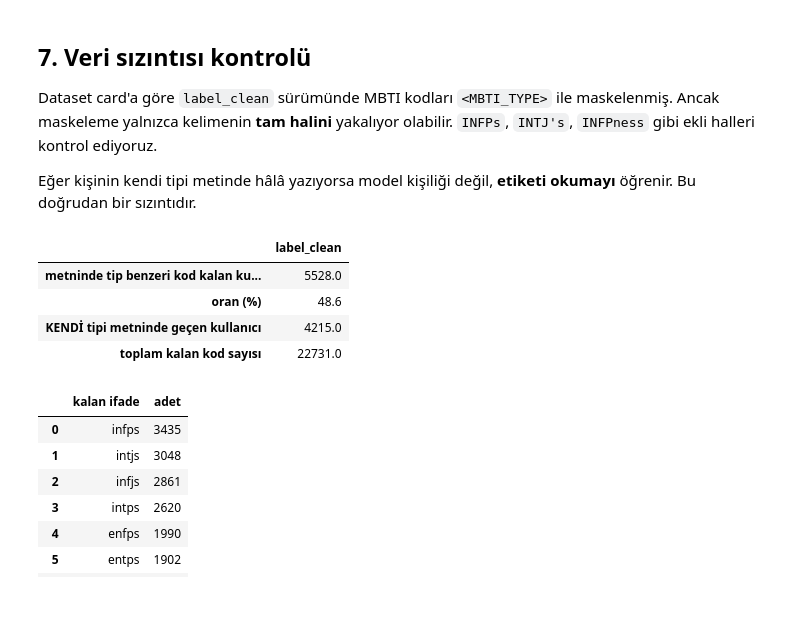
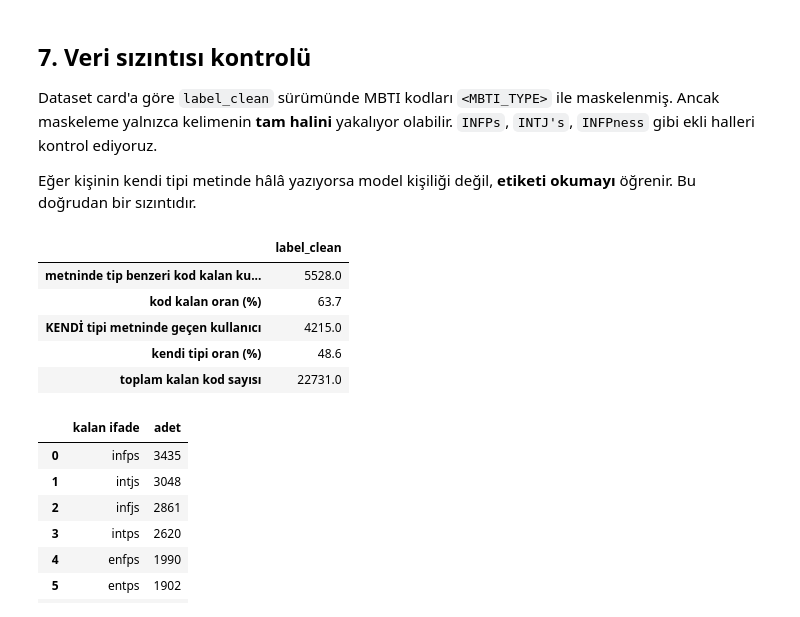
Before and after one commit to atakankhrmn/PersonaLens, a Jupyter notebook: notebooks/01_eda.ipynb, the cells around one changed output. Drawn from its saved outputs; the diff is of its cells as text; code cells hidden in the pictures.

Commit message:
Fix wrong leak ratio in EDA leakage summary table
The leakage summary used the key "  oran (%)" twice, so the second value
overwrote the first: the table showed 48.6% next to the 5,528 users that
still have a type-like code, while the correct share is 63.7%.

Give both ratio rows their own name ("kod kalan oran", "kendi tipi oran")
and update the stored output (values checked on the HF label_clean data).
Notebook only; ETL, models, DW and app are unchanged.

Co-Authored-By: Claude Opus 5.5 <noreply@anthropic.com>

```diff
--- a/notebooks/01_eda.ipynb
+++ b/notebooks/01_eda.ipynb
@@ -297,25 +297,26 @@ Eğer kişinin kendi tipi metinde hâlâ yazıyorsa model kişiliği değil, **e
 # %%
 TYPE_LIKE = re.compile(r"\b[IE][NS][TF][JP]\w*", re.IGNORECASE)
 
 df["leak_tokens"] = df["text"].str.findall(TYPE_LIKE)
 df["n_leak"] = df["leak_tokens"].str.len()
 df["own_type_leak"] = [
     sum(tok[:4].upper() == t for tok in toks) for toks, t in zip(df["leak_tokens"], df["type"])
 ]
 
 leak_summary = pd.Series({
     "metninde tip benzeri kod kalan kullanıcı": (df["n_leak"] > 0).sum(),
-    "  oran (%)": round((df["n_leak"] > 0).mean() * 100, 1),
+    "  kod kalan oran (%)": round((df["n_leak"] > 0).mean() * 100, 1),
     "KENDİ tipi metninde geçen kullanıcı": (df["own_type_leak"] > 0).sum(),
-    "  oran (%)": round((df["own_type_leak"] > 0).mean() * 100, 1),
+    "  kendi tipi oran (%)": round((df["own_type_leak"] > 0).mean() * 100, 1),
     "toplam kalan kod sayısı": df["n_leak"].sum(),
 })
 leak_summary.to_frame("label_clean")
 # %% [output]
 |  | label_clean |
 | metninde tip benzeri kod kalan ku... | 5528.0 |
-| oran (%) | 48.6 |
+| kod kalan oran (%) | 63.7 |
 | KENDİ tipi metninde geçen kullanıcı | 4215.0 |
+| kendi tipi oran (%) | 48.6 |
 | toplam kalan kod sayısı | 22731.0 |
 # %%
 leak_counter = Counter(tok.lower() for toks in df["leak_tokens"] for tok in toks)
```
